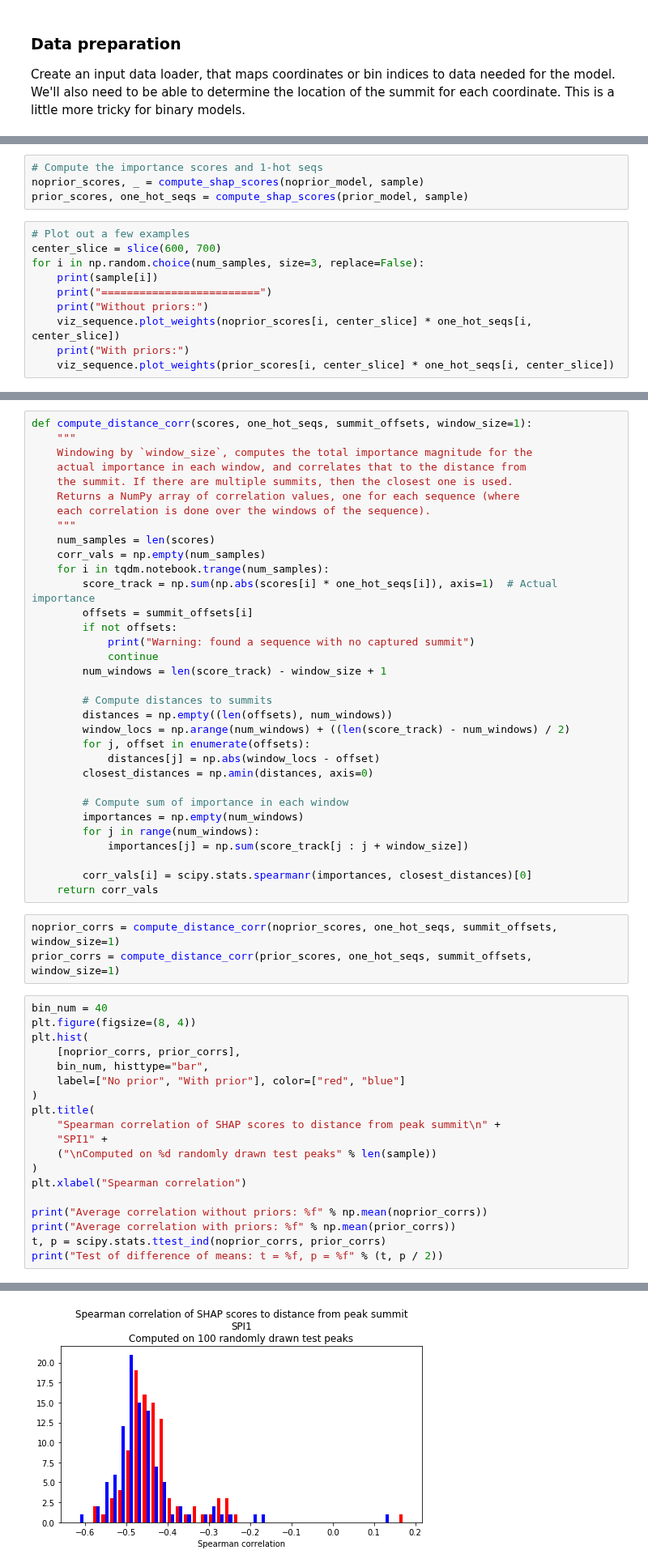
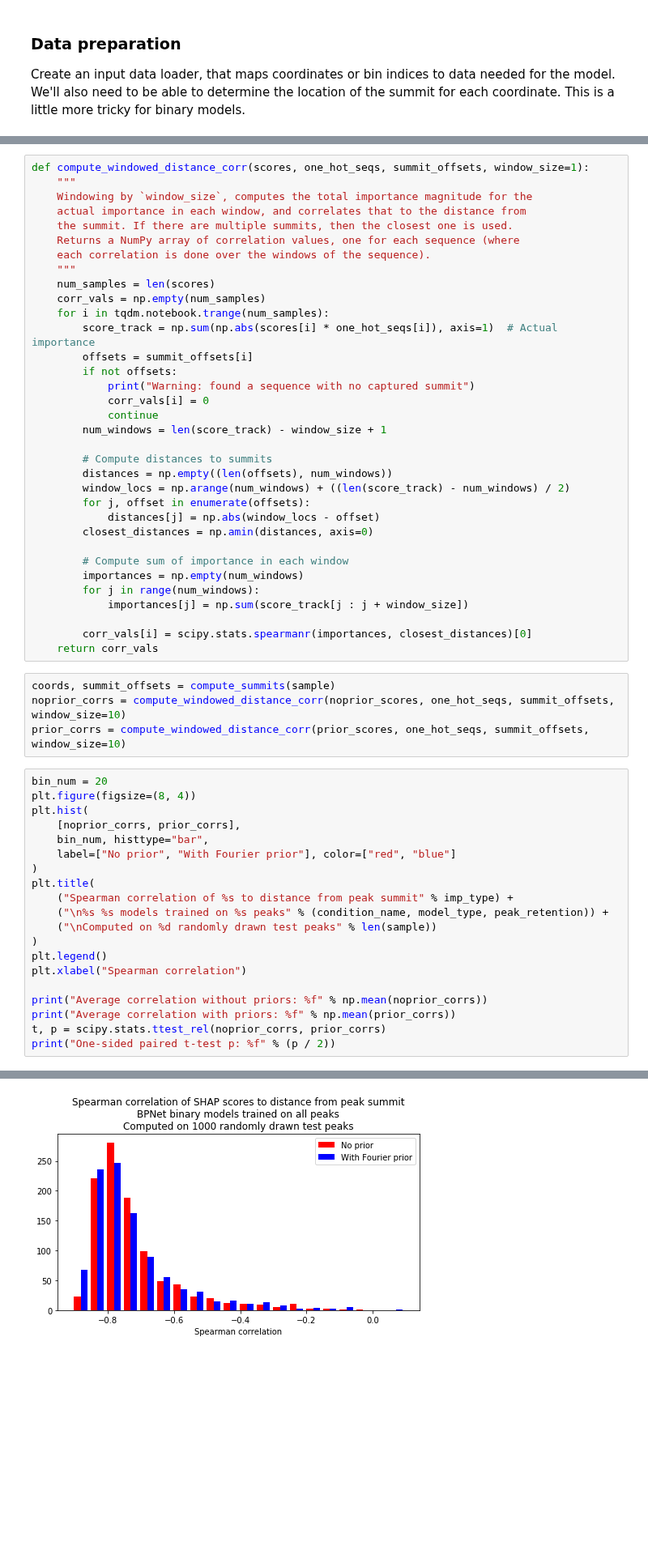
Before and after one commit to amtseng/fourier_attribution_priors, a Jupyter notebook: notebooks/importance_distance_to_summits.ipynb, the cells around one changed output, grey strips where cells are left out. Shown at 81% size. Drawn from its saved outputs; the diff is of its cells as text; blank space fills up the shorter version.

```diff
--- a/notebooks/importance_distance_to_summits.ipynb
+++ b/notebooks/importance_distance_to_summits.ipynb
@@ -223,14 +277,0 @@ coords, summit_offsets = compute_summits(sample)
-# %%
-# Compute the importance scores and 1-hot seqs
-noprior_scores, _ = compute_shap_scores(noprior_model, sample)
-prior_scores, one_hot_seqs = compute_shap_scores(prior_model, sample)
-# %%
-# Plot out a few examples
-center_slice = slice(600, 700)
-for i in np.random.choice(num_samples, size=3, replace=False):
-    print(sample[i])
-    print("=========================")
-    print("Without priors:")
-    viz_sequence.plot_weights(noprior_scores[i, center_slice] * one_hot_seqs[i, center_slice])
-    print("With priors:")
-    viz_sequence.plot_weights(prior_scores[i, center_slice] * one_hot_seqs[i, center_slice])
@@ -239,5 +278,5 @@ for i in np.random.choice(num_samples, size=3, replace=False):
 # %%
-def compute_distance_corr(scores, one_hot_seqs, summit_offsets, window_size=1):
+def compute_windowed_distance_corr(scores, one_hot_seqs, summit_offsets, window_size=1):
     """
     Windowing by `window_size`, computes the total importance magnitude for the
     actual importance in each window, and correlates that to the distance from
@@ -252,6 +291,7 @@ def compute_distance_corr(scores, one_hot_seqs, summit_offsets, window_size=1):
         offsets = summit_offsets[i]
         if not offsets:
             print("Warning: found a sequence with no captured summit")
+            corr_vals[i] = 0
             continue
         num_windows = len(score_track) - window_size + 1
 
@@ -270,25 +310,27 @@ def compute_distance_corr(scores, one_hot_seqs, summit_offsets, window_size=1):
         corr_vals[i] = scipy.stats.spearmanr(importances, closest_distances)[0]
     return corr_vals
 # %%
-noprior_corrs = compute_distance_corr(noprior_scores, one_hot_seqs, summit_offsets, window_size=1)
-prior_corrs = compute_distance_corr(prior_scores, one_hot_seqs, summit_offsets, window_size=1)
+coords, summit_offsets = compute_summits(sample)
+noprior_corrs = compute_windowed_distance_corr(noprior_scores, one_hot_seqs, summit_offsets, window_size=10)
+prior_corrs = compute_windowed_distance_corr(prior_scores, one_hot_seqs, summit_offsets, window_size=10)
 # %%
-bin_num = 40
+bin_num = 20
 plt.figure(figsize=(8, 4))
 plt.hist(
     [noprior_corrs, prior_corrs],
     bin_num, histtype="bar",
-    label=["No prior", "With prior"], color=["red", "blue"]
+    label=["No prior", "With Fourier prior"], color=["red", "blue"]
 )
 plt.title(
-    "Spearman correlation of SHAP scores to distance from peak summit\n" +
-    "SPI1" +
+    ("Spearman correlation of %s to distance from peak summit" % imp_type) +
+    ("\n%s %s models trained on %s peaks" % (condition_name, model_type, peak_retention)) +
     ("\nComputed on %d randomly drawn test peaks" % len(sample))
 )
+plt.legend()
 plt.xlabel("Spearman correlation")
 
 print("Average correlation without priors: %f" % np.mean(noprior_corrs))
 print("Average correlation with priors: %f" % np.mean(prior_corrs))
-t, p = scipy.stats.ttest_ind(noprior_corrs, prior_corrs)
-print("Test of difference of means: t = %f, p = %f" % (t, p / 2))
+t, p = scipy.stats.ttest_rel(noprior_corrs, prior_corrs)
+print("One-sided paired t-test p: %f" % (p / 2))
 # %% [output]
@@ -298 +340 @@ Test of difference of means: t = 2.268467, p = 0.012190
-[figure, old version]
+[figure, new version]
```
Also changed, not shown: parts of 37 cells of this notebook, 6 other files.
